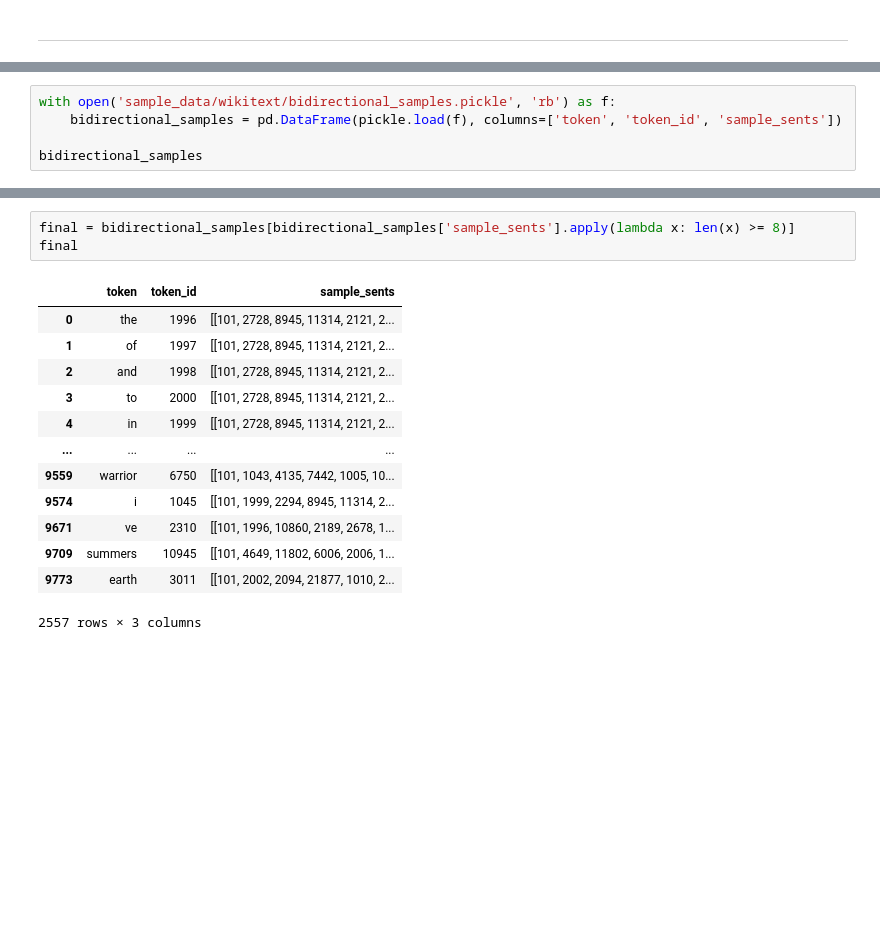
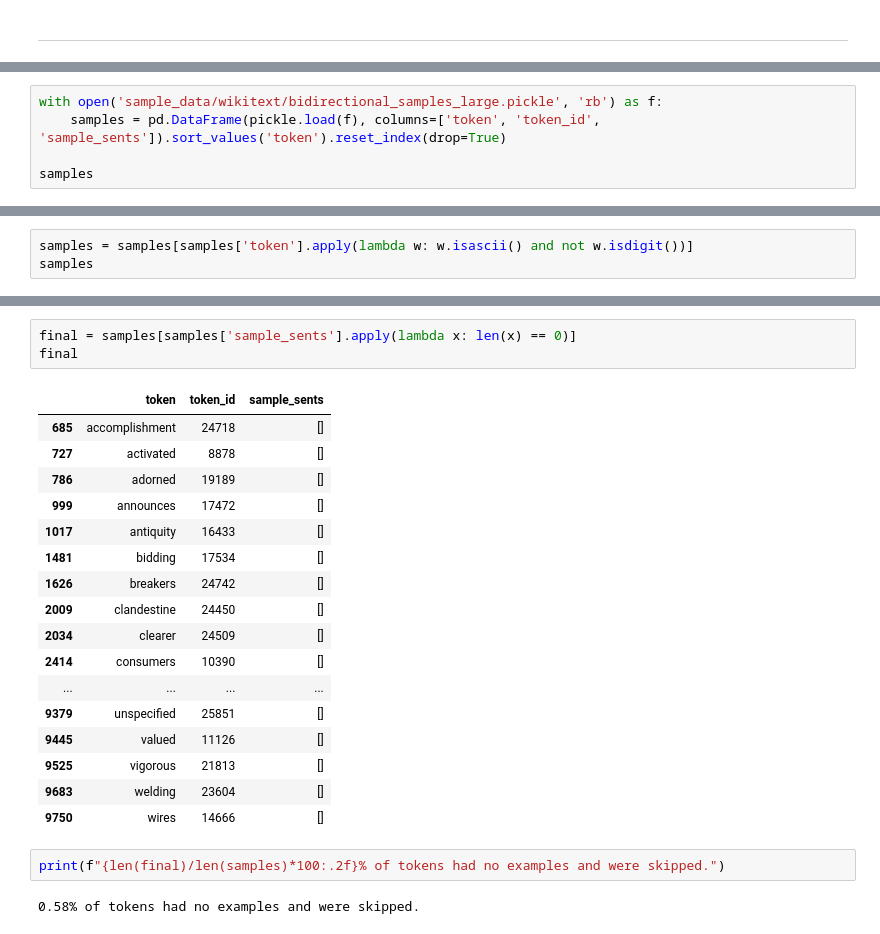
Before and after one commit to NazaninShafiabadi/word-acquisition-language-models, a Jupyter notebook: stats.ipynb, the cells around one changed output, grey strips where cells are left out. Drawn from its saved outputs; the diff is of its cells as text; blank space fills up the shorter version.

```diff
--- a/stats.ipynb
+++ b/stats.ipynb
@@ -202,7 +227,7 @@ len(token_data)
 # %%
-with open('sample_data/wikitext/bidirectional_samples.pickle', 'rb') as f:
-    bidirectional_samples = pd.DataFrame(pickle.load(f), columns=['token', 'token_id', 'sample_sents'])
+with open('sample_data/wikitext/bidirectional_samples_large.pickle', 'rb') as f:
+    samples = pd.DataFrame(pickle.load(f), columns=['token', 'token_id', 'sample_sents']).sort_values('token').reset_index(drop=True)
 
-bidirectional_samples
+samples
 # %% [output]
 |  | token | token_id | sample_sents |
@@ -220 +245,4 @@ bidirectional_samples
 9886 rows × 3 columns
+# %%
+samples = samples[samples['token'].apply(lambda w: w.isascii() and not w.isdigit())]
+samples
@@ -221,17 +263,25 @@ bidirectional_samples
 # %%
-final = bidirectional_samples[bidirectional_samples['sample_sents'].apply(lambda x: len(x) >= 8)]
+final = samples[samples['sample_sents'].apply(lambda x: len(x) == 0)]
 final
 # %% [output]
 |  | token | token_id | sample_sents |
-| 0 | the | 1996 | [[101, 2728, 8945, 11314, 2121, 2... |
-| 1 | of | 1997 | [[101, 2728, 8945, 11314, 2121, 2... |
-| 2 | and | 1998 | [[101, 2728, 8945, 11314, 2121, 2... |
-| 3 | to | 2000 | [[101, 2728, 8945, 11314, 2121, 2... |
-| 4 | in | 1999 | [[101, 2728, 8945, 11314, 2121, 2... |
+| 685 | accomplishment | 24718 | [] |
+| 727 | activated | 8878 | [] |
+| 786 | adorned | 19189 | [] |
+| 999 | announces | 17472 | [] |
+| 1017 | antiquity | 16433 | [] |
+| 1481 | bidding | 17534 | [] |
+| 1626 | breakers | 24742 | [] |
+| 2009 | clandestine | 24450 | [] |
+| 2034 | clearer | 24509 | [] |
+| 2414 | consumers | 10390 | [] |
 | ... | ... | ... | ... |
-| 9559 | warrior | 6750 | [[101, 1043, 4135, 7442, 1005, 10... |
-| 9574 | i | 1045 | [[101, 1999, 2294, 8945, 11314, 2... |
-| 9671 | ve | 2310 | [[101, 1996, 10860, 2189, 2678, 1... |
-| 9709 | summers | 10945 | [[101, 4649, 11802, 6006, 2006, 1... |
-| 9773 | earth | 3011 | [[101, 2002, 2094, 21877, 1010, 2... |
+| 9379 | unspecified | 25851 | [] |
+| 9445 | valued | 11126 | [] |
+| 9525 | vigorous | 21813 | [] |
+| 9683 | welding | 23604 | [] |
+| 9750 | wires | 14666 | [] |
-2557 rows × 3 columns
+# %%
+print(f"{len(final)/len(samples)*100:.2f}% of tokens had no examples and were skipped.")
+# %% [output]
+0.58% of tokens had no examples and were skipped.
```
Also changed, not shown: parts of 18 cells of this notebook, 3 other files.
